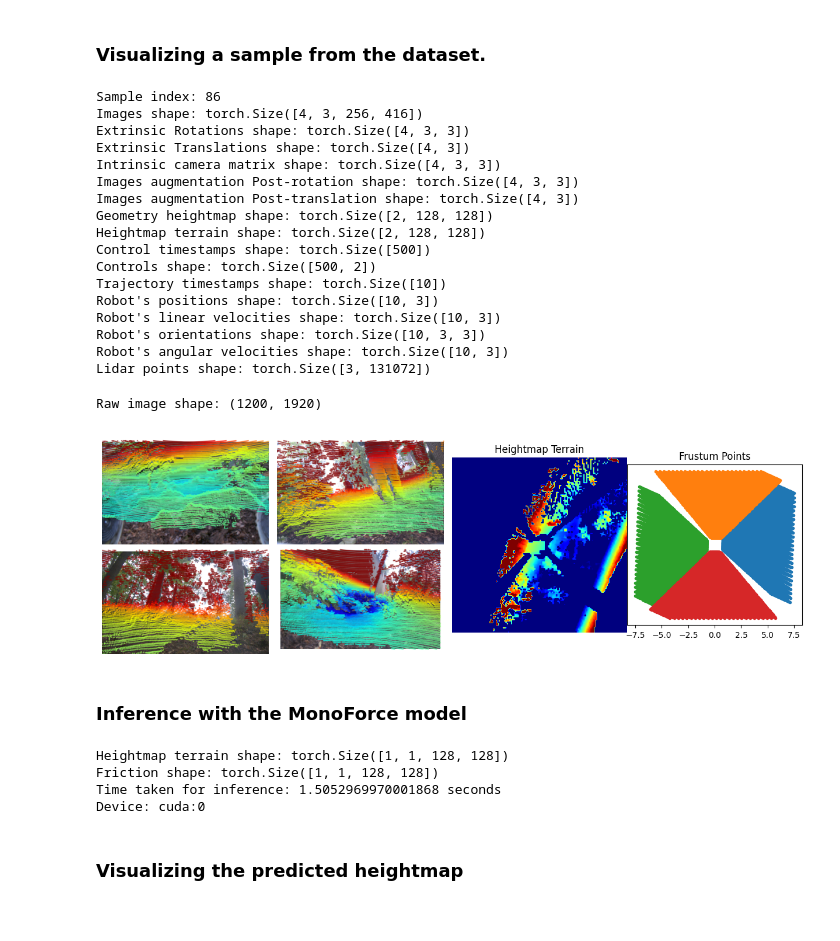
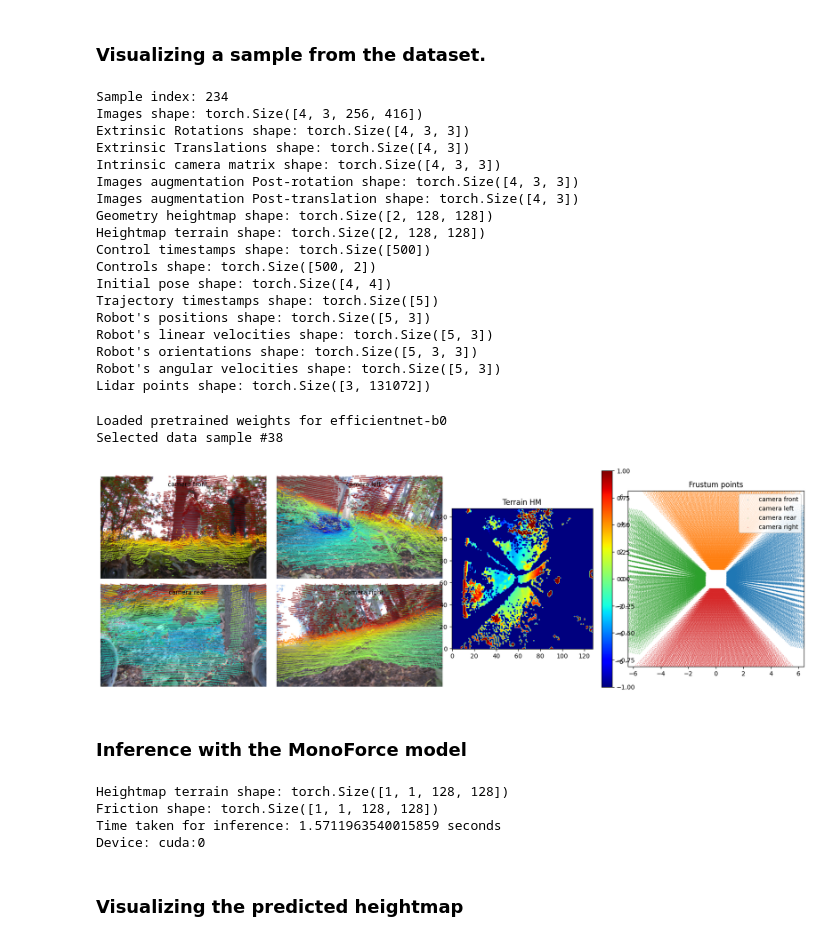
Before and after one commit to ctu-vras/monoforce, a Jupyter notebook: monoforce/examples/monoforce_inference_with_rough_data.ipynb, the cells around one changed output. Saved outputs shown, nothing was run; the diff lists cells and outputs as text; code cells hidden in the pictures.

```diff
--- a/monoforce/examples/monoforce_inference_with_rough_data.ipynb
+++ b/monoforce/examples/monoforce_inference_with_rough_data.ipynb
@@ -93,6 +93,7 @@ sample = sample + (points,)
 (imgs, rots, trans, intrins, post_rots, post_trans,
  hm_geom, hm_terrain,
  control_ts, controls,
+ pose0,
  traj_ts, Xs, Xds, Rs, Omegas, points) = sample
 print(f"Images shape: {imgs.shape}")
 print(f"Extrinsic Rotations shape: {rots.shape}")
@@ -104,6 +105,7 @@ print(f"Geometry heightmap shape: {hm_geom.shape}")
 print(f"Heightmap terrain shape: {hm_terrain.shape}")
 print(f"Control timestamps shape: {control_ts.shape}")
 print(f"Controls shape: {controls.shape}")
+print(f"Initial pose shape: {pose0.shape}")
 print(f"Trajectory timestamps shape: {traj_ts.shape}")
 print(f"Robot's positions shape: {Xs.shape}")
 print(f"Robot's linear velocities shape: {Xds.shape}")
@@ -111,7 +113,7 @@ print(f"Robot's orientations shape: {Rs.shape}")
 print(f"Robot's angular velocities shape: {Omegas.shape}")
 print(f"Lidar points shape: {points.shape}")
 # %% [output]
-Sample index: 86
+Sample index: 234
 Images shape: torch.Size([4, 3, 256, 416])
 Extrinsic Rotations shape: torch.Size([4, 3, 3])
 Extrinsic Translations shape: torch.Size([4, 3])
@@ -122,11 +124,12 @@ Geometry heightmap shape: torch.Size([2, 128, 128])
 Heightmap terrain shape: torch.Size([2, 128, 128])
 Control timestamps shape: torch.Size([500])
 Controls shape: torch.Size([500, 2])
-Trajectory timestamps shape: torch.Size([10])
-Robot's positions shape: torch.Size([10, 3])
-Robot's linear velocities shape: torch.Size([10, 3])
-Robot's orientations shape: torch.Size([10, 3, 3])
-Robot's angular velocities shape: torch.Size([10, 3])
+Initial pose shape: torch.Size([4, 4])
+Trajectory timestamps shape: torch.Size([5])
+Robot's positions shape: torch.Size([5, 3])
+Robot's linear velocities shape: torch.Size([5, 3])
+Robot's orientations shape: torch.Size([5, 3, 3])
+Robot's angular velocities shape: torch.Size([5, 3])
 Lidar points shape: torch.Size([3, 131072])
 # %%
 %matplotlib inline
@@ -187,11 +138,9 @@ def explore_data(sample: list, raw_img_size: tuple, model: torch.nn.Module):
 # %%
-raw_img_shape = ds.lss_cfg['data_aug_conf']['H'], ds.lss_cfg['data_aug_conf']['W']
-print(f"Raw image shape: {raw_img_shape}")
-
-explore_data(sample, raw_img_size=raw_img_shape, model=model)
+explore_data(ds)
 # %% [output]
-Raw image shape: (1200, 1920)
+Loaded pretrained weights for efficientnet-b0
+Selected data sample #38
-[figure, old version]
+[figure, new version]
 # %% [markdown]
 ### Inference with the MonoForce model
 # %%
@@ -204,6 +153,7 @@ batch = [torch.as_tensor(s, device=device).unsqueeze(0) for s in sample]
 (imgs, rots, trans, intrins, post_rots, post_trans,
  hm_geom, hm_terrain,
  control_ts, controls,
+ pose0,
  traj_ts, Xs, Xds, Rs, Omegas,
  points) = batch
 
@@ -222,7 +172,7 @@ print(f"Device: {list(model.parameters())[0].device}")
 # %% [output]
 Heightmap terrain shape: torch.Size([1, 1, 128, 128])
 Friction shape: torch.Size([1, 1, 128, 128])
-Time taken for inference: 1.5052969970001868 seconds
+Time taken for inference: 1.5711963540015859 seconds
 Device: cuda:0
 # %% [markdown]
 ### Visualizing the predicted heightmap
```
Also changed, not shown: parts of 3 cells of this notebook, 1 other file.
